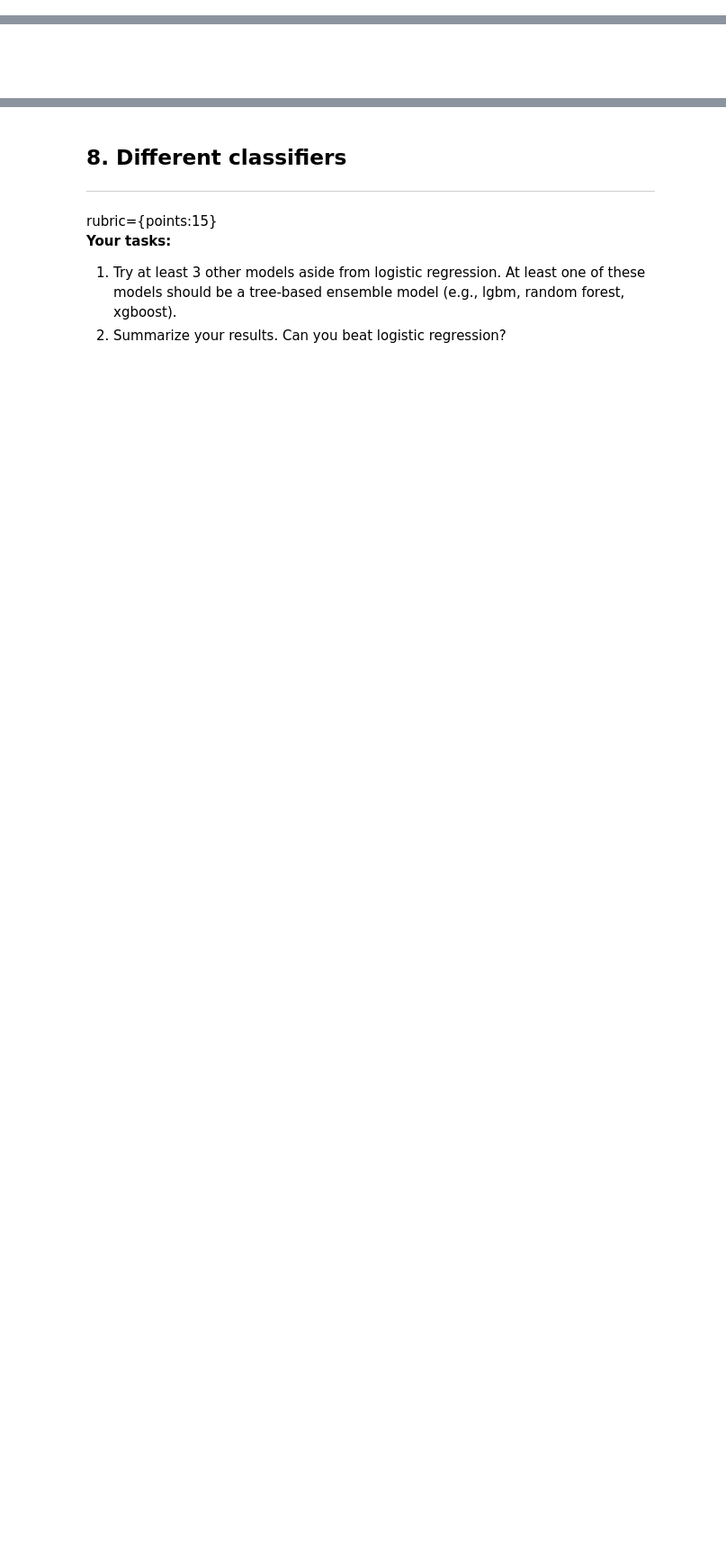
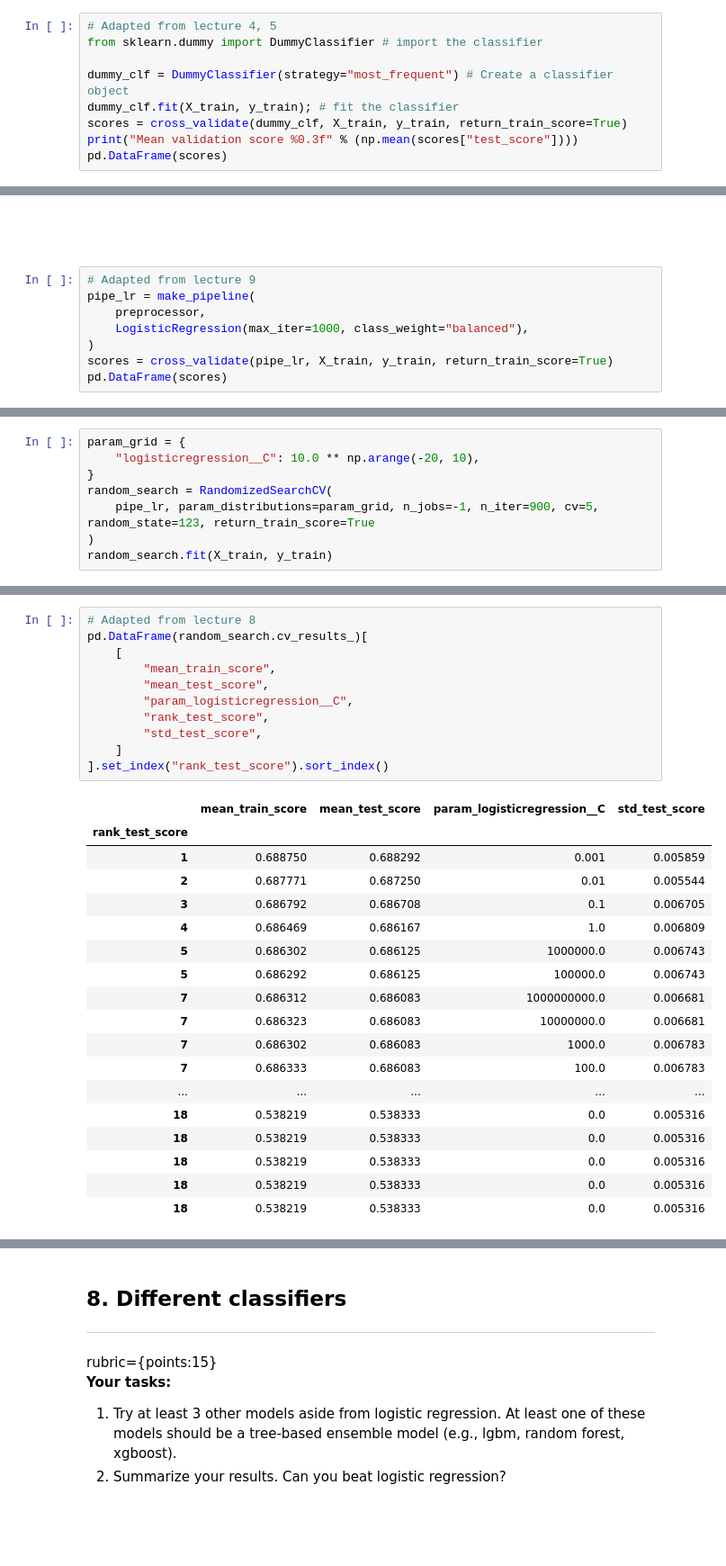
Before and after one commit to johnphan96/cpsc330-2021W2, a Jupyter notebook: hw/hw6/hw6.ipynb, the cells around one changed output, grey strips where cells are left out. Shown: that part at 90% size. Cells and saved outputs as stored; diff of their text form; blank space fills up the shorter version.

```diff
--- a/hw/hw6/hw6.ipynb
+++ b/hw/hw6/hw6.ipynb
@@ -323,3 +325,12 @@ rubric={points:2}
 
 **Your tasks:**
 1. Try `scikit-learn`'s baseline model and report results.
+# %%
+# Adapted from lecture 4, 5
+from sklearn.dummy import DummyClassifier # import the classifier
+
+dummy_clf = DummyClassifier(strategy="most_frequent") # Create a classifier object
+dummy_clf.fit(X_train, y_train); # fit the classifier
+scores = cross_validate(dummy_clf, X_train, y_train, return_train_score=True)
+print("Mean validation score %0.3f" % (np.mean(scores["test_score"])))
+pd.DataFrame(scores)
@@ -338,3 +357,11 @@ rubric={points:12}
 4. Summarize your results.
 # %% [markdown]
 <br><br>
+# %%
+# Adapted from lecture 9
+pipe_lr = make_pipeline(
+    preprocessor,
+    LogisticRegression(max_iter=1000, class_weight="balanced"),
+)
+scores = cross_validate(pipe_lr, X_train, y_train, return_train_score=True)
+pd.DataFrame(scores)
@@ -340,0 +375,8 @@ rubric={points:12}
+# %%
+param_grid = {
+    "logisticregression__C": 10.0 ** np.arange(-20, 10),
+}
+random_search = RandomizedSearchCV(
+    pipe_lr, param_distributions=param_grid, n_jobs=-1, n_iter=900, cv=5, random_state=123, return_train_score=True
+)
+random_search.fit(X_train, y_train)
@@ -340,0 +401,30 @@ rubric={points:12}
+# %%
+# Adapted from lecture 8
+pd.DataFrame(random_search.cv_results_)[
+    [
+        "mean_train_score",
+        "mean_test_score",
+        "param_logisticregression__C",
+        "rank_test_score",
+        "std_test_score",
+    ]
+].set_index("rank_test_score").sort_index()
+# %% [output]
+|  | mean_train_score | mean_test_score | param_logisticregression__C | std_test_score |
+| rank_test_score |  |  |  |  |
+| 1 | 0.688750 | 0.688292 | 0.001 | 0.005859 |
+| 2 | 0.687771 | 0.687250 | 0.01 | 0.005544 |
+| 3 | 0.686792 | 0.686708 | 0.1 | 0.006705 |
+| 4 | 0.686469 | 0.686167 | 1.0 | 0.006809 |
+| 5 | 0.686302 | 0.686125 | 1000000.0 | 0.006743 |
+| 5 | 0.686292 | 0.686125 | 100000.0 | 0.006743 |
+| 7 | 0.686312 | 0.686083 | 1000000000.0 | 0.006681 |
+| 7 | 0.686323 | 0.686083 | 10000000.0 | 0.006681 |
+| 7 | 0.686302 | 0.686083 | 1000.0 | 0.006783 |
+| 7 | 0.686333 | 0.686083 | 100.0 | 0.006783 |
+| ... | ... | ... | ... | ... |
+| 18 | 0.538219 | 0.538333 | 0.0 | 0.005316 |
+| 18 | 0.538219 | 0.538333 | 0.0 | 0.005316 |
+| 18 | 0.538219 | 0.538333 | 0.0 | 0.005316 |
+| 18 | 0.538219 | 0.538333 | 0.0 | 0.005316 |
+| 18 | 0.538219 | 0.538333 | 0.0 | 0.005316 |
```
Also changed, not shown: parts of 22 cells of this notebook.
